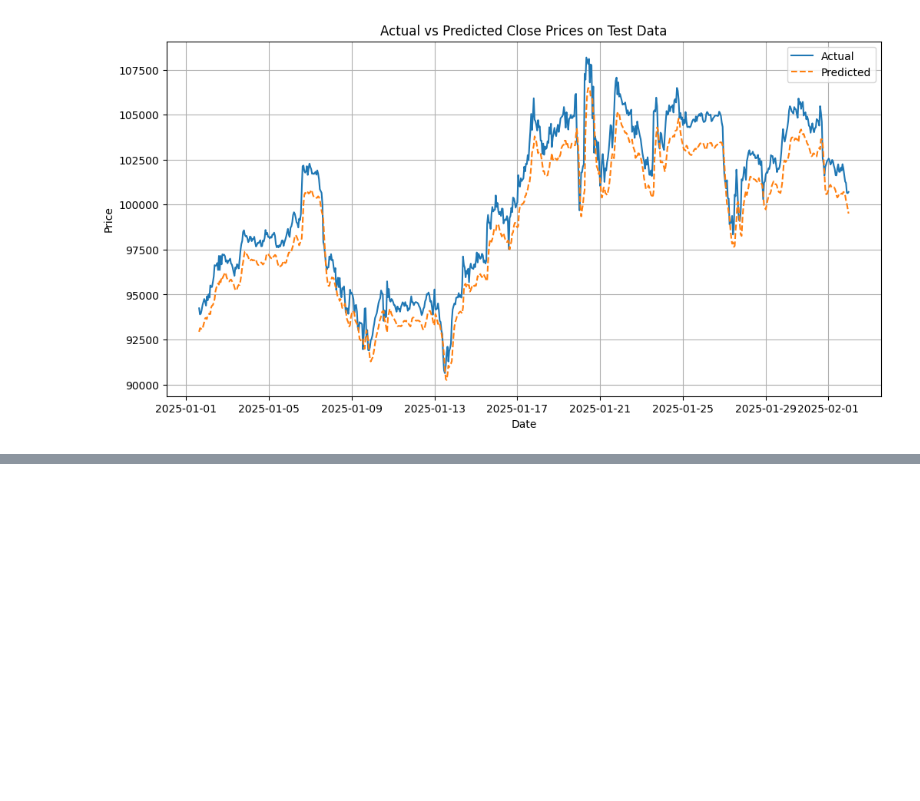
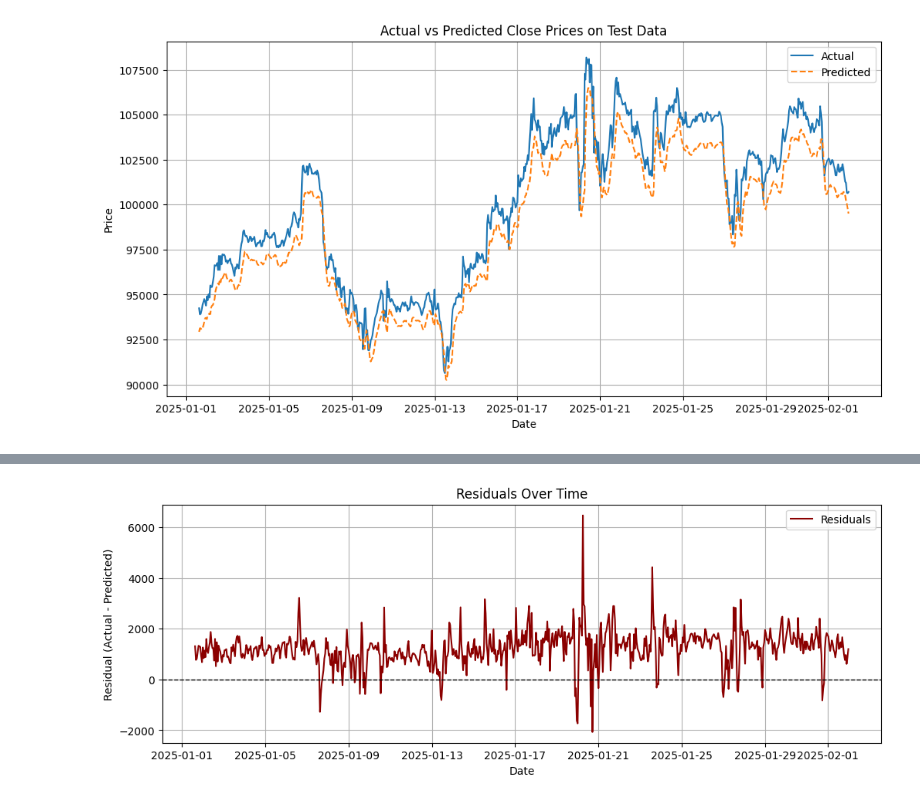
Before and after one commit to alexzheng123/EC331-project, a Jupyter notebook: code/GRU.ipynb, the cells around one changed output, grey strips where cells are left out. Drawn from its saved outputs; the diff is of its cells as text; code cells hidden in the pictures; blank space fills up the shorter version.

```diff
--- a/code/GRU.ipynb
+++ b/code/GRU.ipynb
@@ -265,0 +308,14 @@ plt.show()
+# %%
+# Inspect residuals
+residuals = y_test_inverse - predicted_test_inverse
+plt.figure(figsize=(12, 4))
+plt.plot(date_index, residuals, label='Residuals', color='darkred')
+plt.title('Residuals Over Time')
+plt.xlabel('Date')
+plt.ylabel('Residual (Actual - Predicted)')
+plt.axhline(0, color='black', linestyle='--', linewidth=1)
+plt.legend()
+plt.grid(True)
+plt.show()
+# %% [output]
+[figure, added]
```
Also changed, not shown: parts of 10 cells of this notebook.
